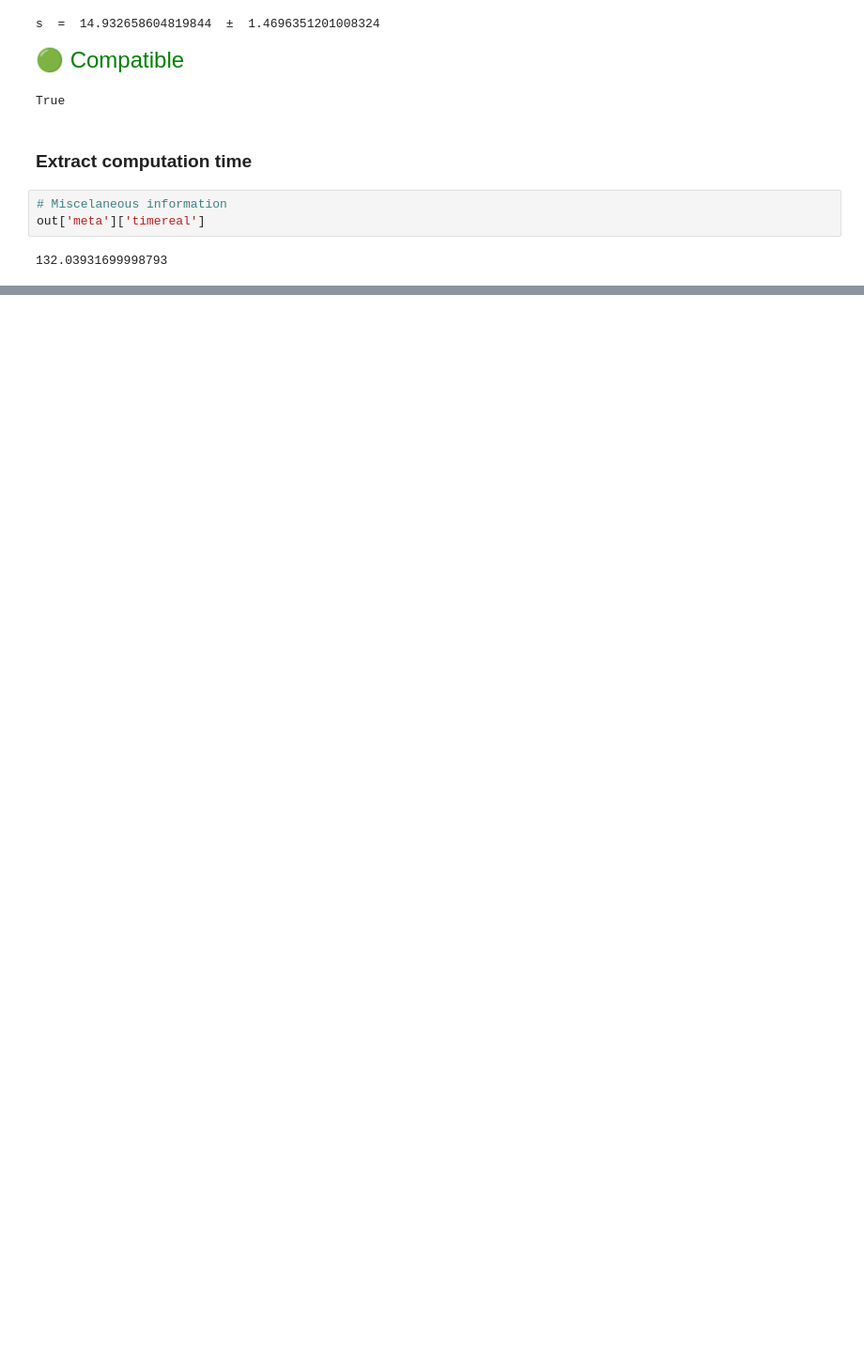
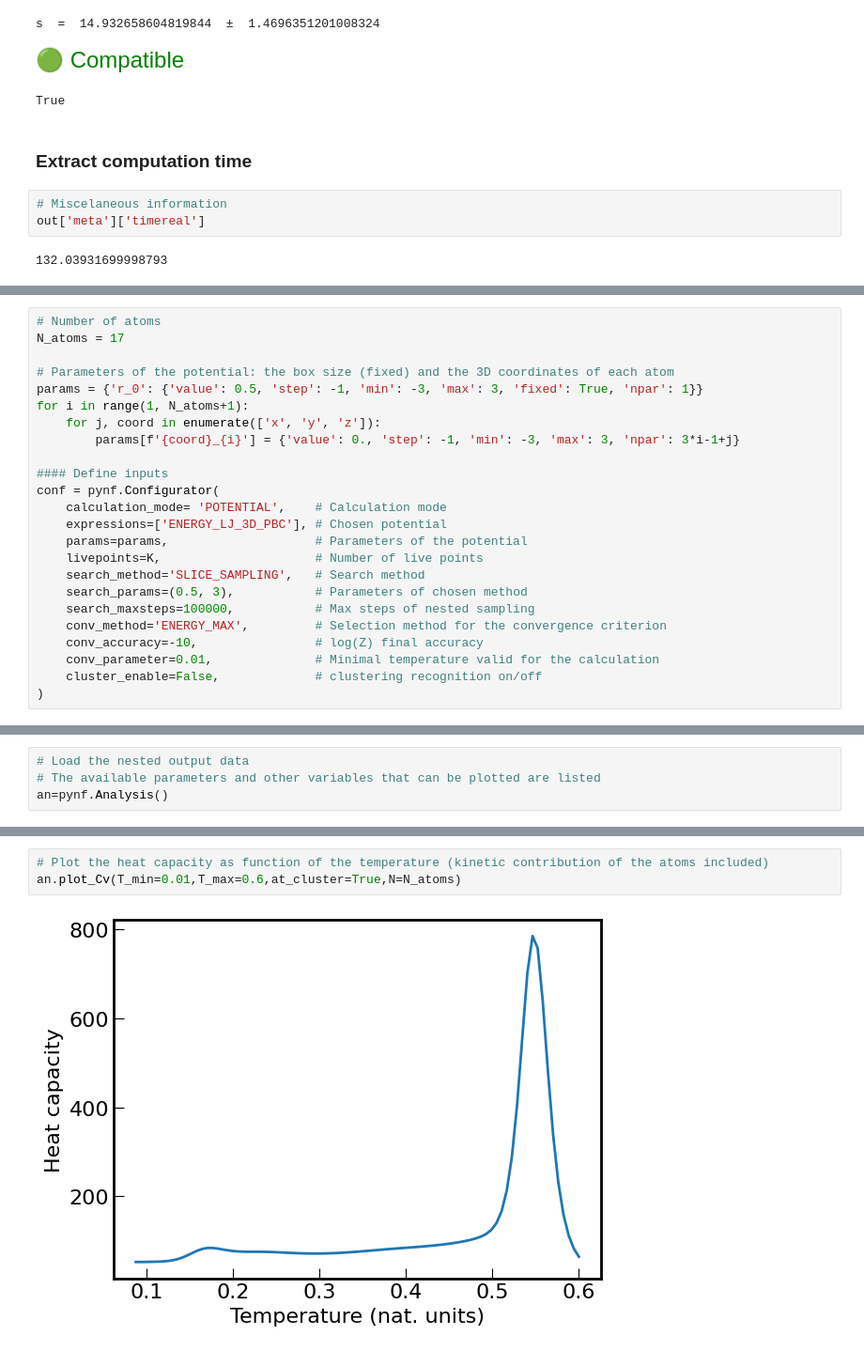
Before and after one commit to martinit18/nested_fit, a Jupyter notebook: benchmarks_and_tests/benchmarks_and_tests.ipynb, the cells around one changed output, grey strips where cells are left out. Shown at 94% size. Cells and saved outputs as stored; diff of their text form; blank space fills up the shorter version.

```diff
--- a/benchmarks_and_tests/benchmarks_and_tests.ipynb
+++ b/benchmarks_and_tests/benchmarks_and_tests.ipynb
@@ -324,0 +360,24 @@ out['meta']['timereal']
+# %%
+# Number of atoms
+N_atoms = 17
+
+# Parameters of the potential: the box size (fixed) and the 3D coordinates of each atom
+params = {'r_0': {'value': 0.5, 'step': -1, 'min': -3, 'max': 3, 'fixed': True, 'npar': 1}}
+for i in range(1, N_atoms+1):
+    for j, coord in enumerate(['x', 'y', 'z']):
+        params[f'{coord}_{i}'] = {'value': 0., 'step': -1, 'min': -3, 'max': 3, 'npar': 3*i-1+j}
+
+#### Define inputs
+conf = pynf.Configurator(
+    calculation_mode= 'POTENTIAL',    # Calculation mode
+    expressions=['ENERGY_LJ_3D_PBC'], # Chosen potential
+    params=params,                    # Parameters of the potential
+    livepoints=K,                     # Number of live points
+    search_method='SLICE_SAMPLING',   # Search method
+    search_params=(0.5, 3),           # Parameters of chosen method
+    search_maxsteps=100000,           # Max steps of nested sampling
+    conv_method='ENERGY_MAX',         # Selection method for the convergence criterion
+    conv_accuracy=-10,                # log(Z) final accuracy
+    conv_parameter=0.01,              # Minimal temperature valid for the calculation
+    cluster_enable=False,             # clustering recognition on/off
+)
@@ -324,0 +389,4 @@ out['meta']['timereal']
+# %%
+# Load the nested output data
+# The available parameters and other variables that can be plotted are listed
+an=pynf.Analysis()
@@ -324,0 +407,5 @@ out['meta']['timereal']
+# %%
+# Plot the heat capacity as function of the temperature (kinetic contribution of the atoms included)
+an.plot_Cv(T_min=0.01,T_max=0.6,at_cluster=True,N=N_atoms)
+# %% [output]
+[figure, added]
```
Also changed, not shown: parts of 16 cells of this notebook, 9 other files.
